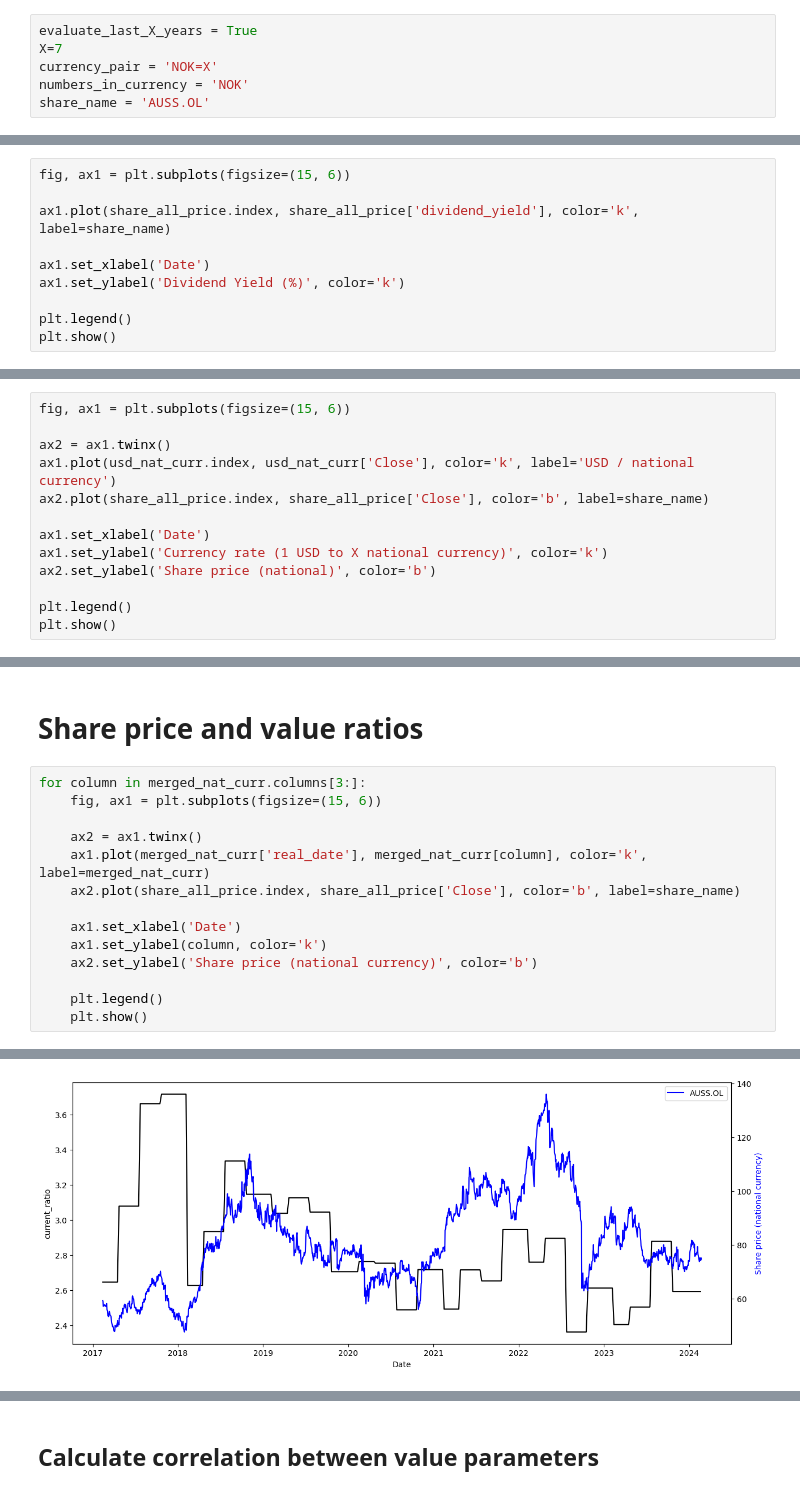
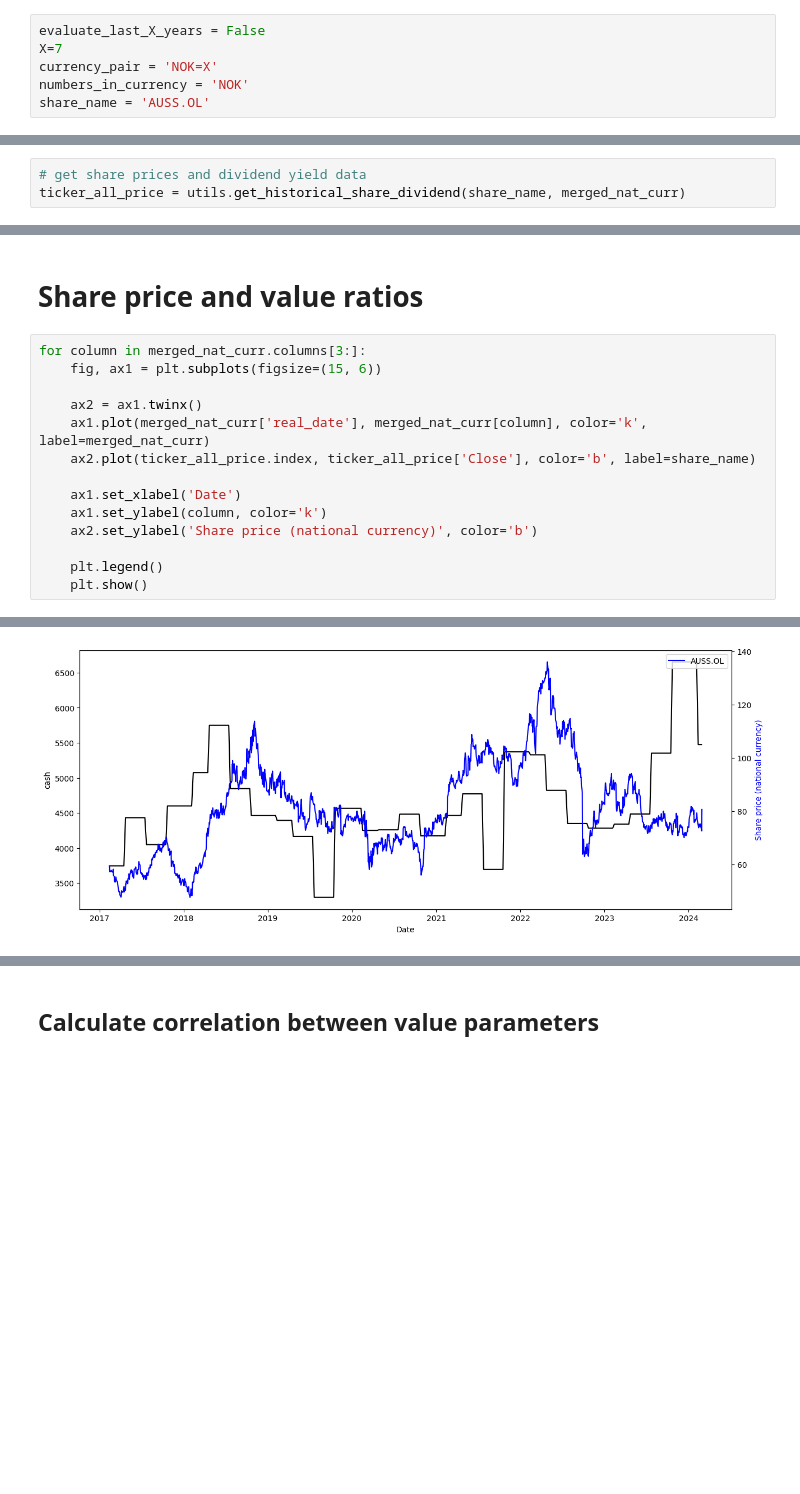
Before and after one commit to zsoltnagy89/Economy, a Jupyter notebook: notebooks/value_investing/notebooks/austevoll_national.ipynb, the cells around one changed output, grey strips where cells are left out. Cells and saved outputs as stored; diff of their text form; blank space fills up the shorter version.

```diff
--- a/notebooks/value_investing/notebooks/austevoll_national.ipynb
+++ b/notebooks/value_investing/notebooks/austevoll_national.ipynb
@@ -12,7 +12,7 @@ import ipynb.fs.full.utils as utils
 # 1. Load raw input
 ## Hardcoded block
 # %%
-evaluate_last_X_years = True
+evaluate_last_X_years = False
 X=7
 currency_pair = 'NOK=X'
 numbers_in_currency = 'NOK'
@@ -198,10 +163,0 @@ share_all_price['dividend_yield'] = share_all_price['Dividends'] * 100 / share_a
-# %%
-fig, ax1 = plt.subplots(figsize=(15, 6))
-
-ax1.plot(share_all_price.index, share_all_price['dividend_yield'], color='k', label=share_name)
-
-ax1.set_xlabel('Date')
-ax1.set_ylabel('Dividend Yield (%)', color='k')
-
-plt.legend()
-plt.show()
@@ -220,13 +163,0 @@ Name: share_price, dtype: float64
-# %%
-fig, ax1 = plt.subplots(figsize=(15, 6))
-
-ax2 = ax1.twinx()
-ax1.plot(usd_nat_curr.index, usd_nat_curr['Close'], color='k', label='USD / national currency')
-ax2.plot(share_all_price.index, share_all_price['Close'], color='b', label=share_name)
-
-ax1.set_xlabel('Date')
-ax1.set_ylabel('Currency rate (1 USD to X national currency)', color='k')
-ax2.set_ylabel('Share price (national)', color='b')
-
-plt.legend()
-plt.show()
@@ -234,0 +167,3 @@ plt.show()
+# %%
+# get share prices and dividend yield data
+ticker_all_price = utils.get_historical_share_dividend(share_name, merged_nat_curr)
@@ -240,7 +185,7 @@ for column in merged_nat_curr.columns[3:]:
 
     ax2 = ax1.twinx()
     ax1.plot(merged_nat_curr['real_date'], merged_nat_curr[column], color='k', label=merged_nat_curr)
-    ax2.plot(share_all_price.index, share_all_price['Close'], color='b', label=share_name)
+    ax2.plot(ticker_all_price.index, ticker_all_price['Close'], color='b', label=share_name)
 
     ax1.set_xlabel('Date')
     ax1.set_ylabel(column, color='k')
@@ -258 +203 @@ for column in merged_nat_curr.columns[3:]:
-[figure, old version]
+[figure, new version]
```
Also changed, not shown: parts of 26 cells of this notebook, 1 other file.
